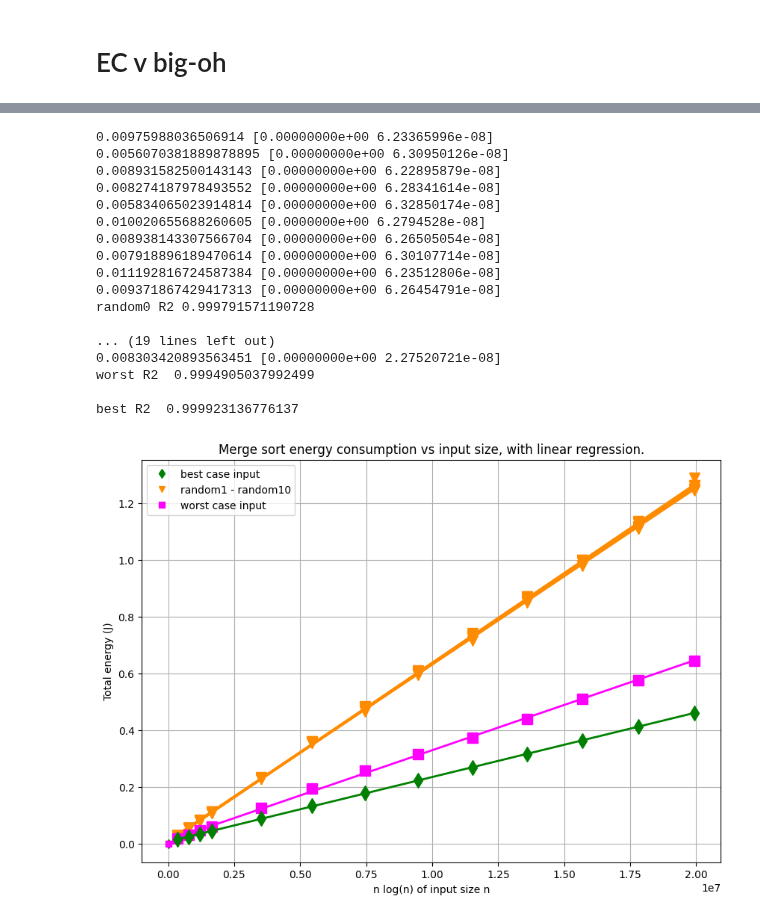
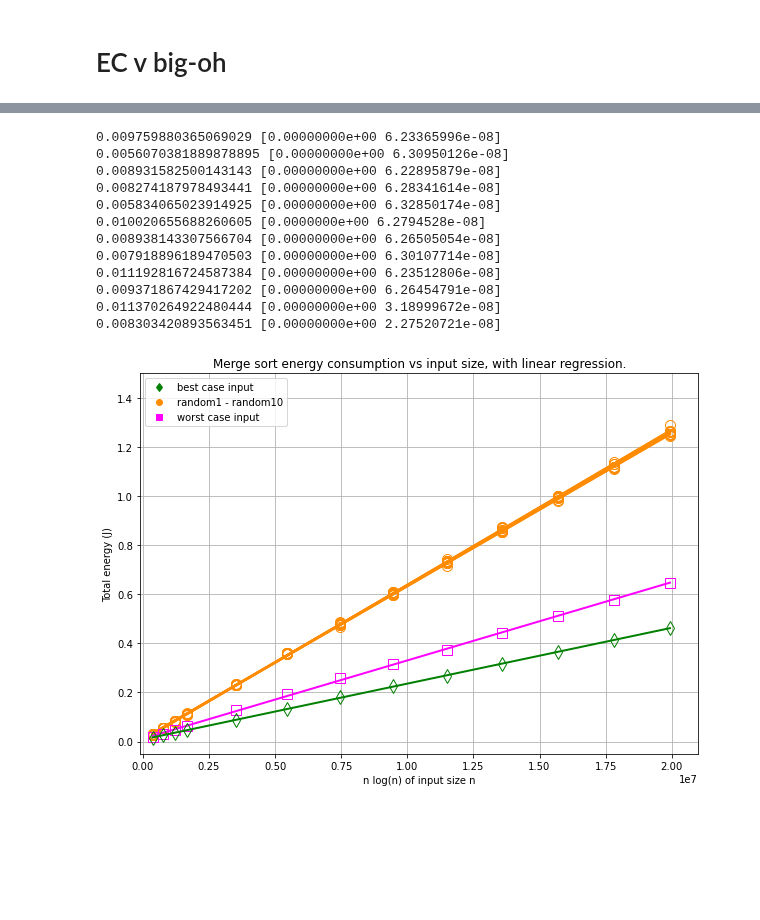
Before and after one commit to hrallil/RAPL_measurements, a Jupyter notebook: Java/FinalResults/FinalAnalysis/MergeMajaTest.ipynb, the cells around one changed output, grey strips where cells are left out. Cells and saved outputs as stored; diff of their text form; code cells hidden in the pictures; blank space fills up the shorter version.

Commit message:
hollow merge and counting

```diff
--- a/Java/FinalResults/FinalAnalysis/MergeMajaTest.ipynb
+++ b/Java/FinalResults/FinalAnalysis/MergeMajaTest.ipynb
@@ -824,0 +827,25 @@ best R2  0.9995366443307881
+# %%
+plt.figure(figsize=(10,7))
+color = "red"
+
+Rs = []
+
+plt.plot(-10000,-10000,"d", color="green",label="best case input")
+for i in range(1,11):
+    Rs.append(polyReg(dfMergeMean16[dfMergeMean16["Input case"] == f"random{i}"]["nlog(n)"], dfMergeMean16[dfMergeMean16["Input case"] == f"random{i}"]["full EC"],1, f"random{i} case input", "b",dots="v"))
+plt.plot(-10000,-10000,"v", color="b",label="random1 - random10")
+for i in range(len(Rs)):
+    print(f"random{i} R2", Rs[i][1], " \n")
+worst = polyReg(dfMergeMean16[dfMergeMean16["Input case"] == "worst"]["nlog(n)"], dfMergeMean16[dfMergeMean16["Input case"] == "worst"]["full EC"],1, "Merge time for worst case input", "fuchsia",dots="s",regLine=True)
+best = polyReg(dfMergeMean16[dfMergeMean16["Input case"] == "best"]["nlog(n)"], dfMergeMean16[dfMergeMean16["Input case"] == "best"]["full EC"],1, "Merge time for best case input", "green",dots="d",regLine=True)
+plt.plot(-10000,-10000,"s", color="fuchsia",label="worst case input")
+print(f"worst R2 ", worst[1], "\n")
+print(f"best R2 ", best[1], "\n")
+plt.title("Merge sort energy consumption vs n log(n) of input size n, with linear regression.")
+plt.xlabel("n log(n) of input size n")
+plt.ylabel("Total energy (J)")
+plt.xlim(-50000, 21000000)
+plt.ylim(-0.05, 1.4)
+plt.grid()
+plt.legend()
+plt.show()
@@ -825,42 +871,40 @@ best R2  0.9995366443307881
 # %%
 plt.figure(figsize=(10,7))
 color = "red"
 
 Rs = []
 
-plt.plot(-0000,-0000,"d", color="green",label="best case input")
+plt.plot(-200000,-1000000,"d", color="green",label="best case input")
 for i in range(1,11):
-    Rs.append(polyReg(dfMergeMean16[dfMergeMean16["Input case"] == f"random{i}"]["nlog(n)"], dfMergeMean16[dfMergeMean16["Input case"] == f"random{i}"]["full EC"],1, f"random{i} case input", "darkorange",dots="v"))
-plt.plot(-0000,-0000,"v", color="darkorange",label="random1 - random10")
-for i in range(len(Rs)):
-    print(f"random{i} R2", Rs[i][1], " \n")
+    Rs.append(polyReg(dfMergeMean16[dfMergeMean16["Input case"] == f"random{i}"]["nlog(n)"], dfMergeMean16[dfMergeMean16["Input case"] == f"random{i}"]["full EC"],1, f"random{i} case input", "darkorange" ,dots="o"))
+plt.plot(-200000,-1000000,"o", color="darkorange",label="random1 - random10")
+#for i in range(len(Rs)):
+    #print(f"random{i} R2", Rs[i][1], " \n")
 worst = polyReg(dfMergeMean16[dfMergeMean16["Input case"] == "worst"]["nlog(n)"], dfMergeMean16[dfMergeMean16["Input case"] == "worst"]["full EC"],1, "Merge time for worst case input", "fuchsia",dots="s",regLine=True)
 best = polyReg(dfMergeMean16[dfMergeMean16["Input case"] == "best"]["nlog(n)"], dfMergeMean16[dfMergeMean16["Input case"] == "best"]["full EC"],1, "Merge time for best case input", "green",dots="d",regLine=True)
-plt.plot(-0000,-0000,"s", color="fuchsia",label="worst case input")
-print(f"worst R2 ", worst[1], "\n")
-print(f"best R2 ", best[1], "\n")
+plt.plot(-200000,-1000000,"s", color="fuchsia",label="worst case input")
+#print(f"worst R2 ", worst[1], "\n")
+#print(f"best R2 ", best[1], "\n")
 plt.title("Merge sort energy consumption vs input size, with linear regression.")
 plt.xlabel("n log(n) of input size n")
 plt.ylabel("Total energy (J)")
 plt.grid()
+plt.xlim(-100000,21000000)
+plt.ylim(-.05,1.5)
+
 plt.legend()
 plt.show()
 # %% [output]
-0.00975988036506914 [0.00000000e+00 6.23365996e-08]
+0.009759880365069029 [0.00000000e+00 6.23365996e-08]
 0.0056070381889878895 [0.00000000e+00 6.30950126e-08]
 0.008931582500143143 [0.00000000e+00 6.22895879e-08]
-0.008274187978493552 [0.00000000e+00 6.28341614e-08]
-0.005834065023914814 [0.00000000e+00 6.32850174e-08]
+0.008274187978493441 [0.00000000e+00 6.28341614e-08]
+0.005834065023914925 [0.00000000e+00 6.32850174e-08]
 0.010020655688260605 [0.0000000e+00 6.2794528e-08]
 0.008938143307566704 [0.00000000e+00 6.26505054e-08]
-0.007918896189470614 [0.00000000e+00 6.30107714e-08]
+0.007918896189470503 [0.00000000e+00 6.30107714e-08]
 0.011192816724587384 [0.00000000e+00 6.23512806e-08]
-0.009371867429417313 [0.00000000e+00 6.26454791e-08]
-random0 R2 0.999791571190728
-
-... (19 lines left out)
+0.009371867429417202 [0.00000000e+00 6.26454791e-08]
+0.011370264922480444 [0.00000000e+00 3.18999672e-08]
 0.008303420893563451 [0.00000000e+00 2.27520721e-08]
-worst R2  0.9994905037992499
-
-best R2  0.999923136776137
-[figure, old version]
+[figure, new version]
```
Also changed, not shown: parts of 25 cells of this notebook, 1 other file.
